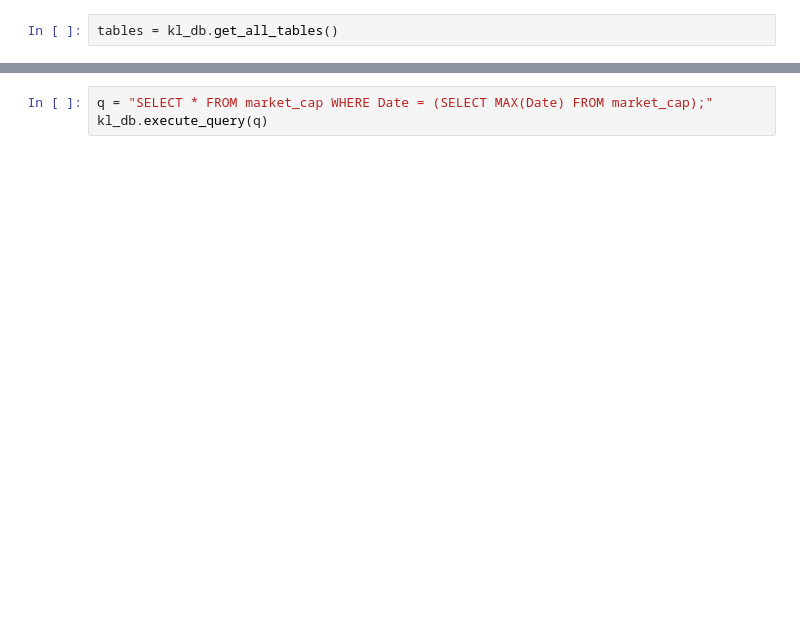
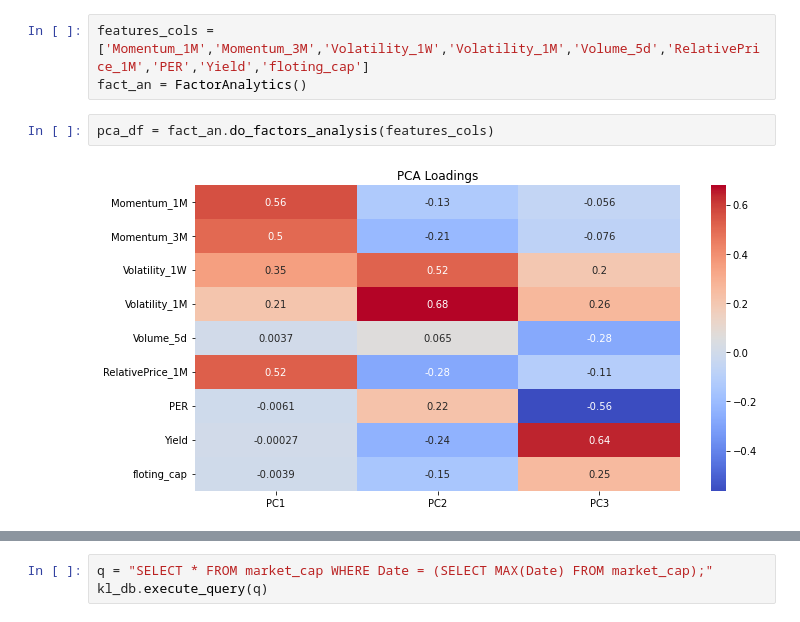
Before and after one commit to Lanzeni777/BPALS, a Jupyter notebook: NoteBooks/Classes.ipynb, the cells around one changed output, grey strips where cells are left out. Saved outputs shown, nothing was run; the diff lists cells and outputs as text; blank space fills up the shorter version.

Commit message:
Factors analysis by PCA ok

```diff
--- a/NoteBooks/Classes.ipynb
+++ b/NoteBooks/Classes.ipynb
@@ -33,2 +16,7 @@ market_cap : 98 rows of ['Ticker', 'Date', 'stock_description', 'stock_number',
-# %%
-tables = kl_db.get_all_tables()
+# %%
+features_cols = ['Momentum_1M','Momentum_3M','Volatility_1W','Volatility_1M','Volume_5d','RelativePrice_1M','PER','Yield','floting_cap']
+fact_an = FactorAnalytics()
+# %%
+pca_df = fact_an.do_factors_analysis(features_cols)
+# %% [output]
+[figure, added]
```
Also changed, not shown: parts of 29 cells of this notebook, 9 other files.
